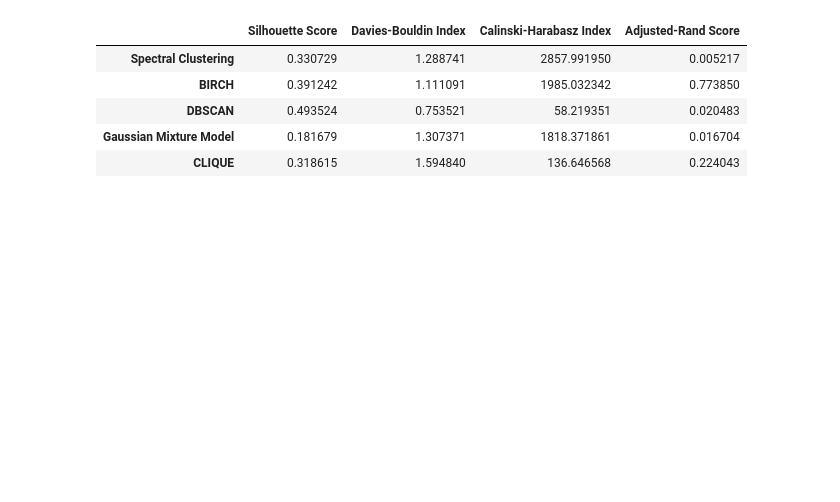
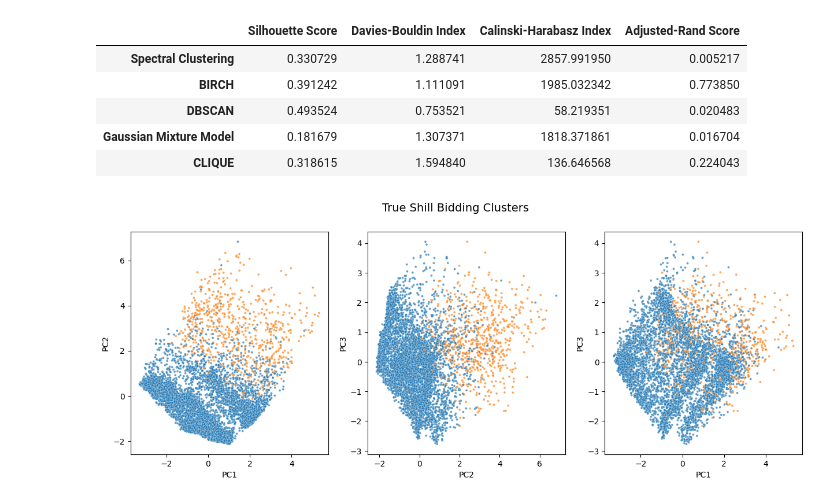
Before and after one commit to Jaee7777/UnsupML_group, a Jupyter notebook: src/ShillBidding.ipynb, the cells around one changed output. Drawn from its saved outputs; the diff is of its cells as text; code cells hidden in the pictures; blank space fills up the shorter version.

```diff
--- a/src/ShillBidding.ipynb
+++ b/src/ShillBidding.ipynb
@@ -566,3 +566,62 @@ validation_df
 | DBSCAN | 0.493524 | 0.753521 | 58.219351 | 0.020483 |
 | Gaussian Mixture Model | 0.181679 | 1.307371 | 1818.371861 | 0.016704 |
 | CLIQUE | 0.318615 | 1.594840 | 136.646568 | 0.224043 |
+# %%
+# Plot what the true labels are for visual comparison
+ground_truth = df_pca_3d.assign(truth=target.values)
+# %%
+# Create subplots dynamically based on the number of clustering techniques
+fig, axes = plt.subplots(1, 3, figsize=(15, 5))
+fig.suptitle("True Shill Bidding Clusters", fontsize=14)
+palette = sns.color_palette("tab10", n_colors=2)  # Define color palette
+for i in range(3):
+
+    # set features to plot based on j
+    if i == 0:
+        x = ground_truth["PC1"]
+        xlabel = "PC1"
+
+        y = ground_truth["PC2"]
+        ylabel = "PC2"
+
+    elif i==1:
+        x = ground_truth["PC2"]
+        xlabel = "PC2"
+
+        y = ground_truth["PC3"]
+        ylabel="PC3"
+
+    else:
+        x = ground_truth["PC1"]
+        xlabel = "PC1"
+
+        y = ground_truth["PC3"]
+        ylabel="PC3"
+
+    # Scatter plot for visualizing clustering on Recency vs Frequency
+    sns.scatterplot(
+        data=ground_truth,
+        x=x,
+        y=y,
+
+        hue='truth',  # Color clusters by labels
+        palette=palette,  # Use color palette based on unique labels
+        alpha=0.7,  # Set transparency for better visibility
+        s=8,  # Set point size
+        ax=axes[i]  # Assign plot to the respective subplot
+    )
+
+    # Set plot title and axis labels
+    axes[i].set_xlabel(xlabel)
+    axes[i].set_ylabel(ylabel)
+
+    # Remove legends from each subplot to avoid redundancy
+    axes[i].legend([], frameon=False)
+
+# Adjust layout to prevent overlapping labels
+#plt.tight_layout(rect=[0, 0.03, 1, 0.95])
+
+# Display the plots
+plt.show()
+# %% [output]
+[figure, added]
```
Also changed, not shown: parts of 3 cells of this notebook, 2 other files.
